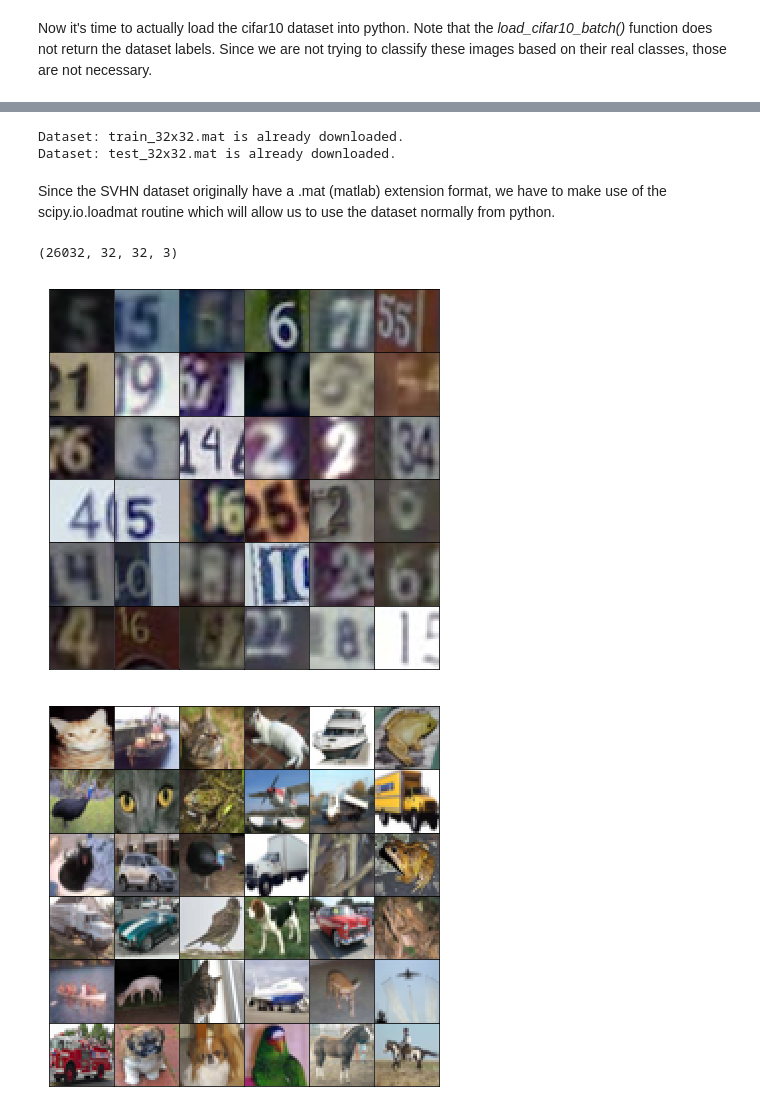
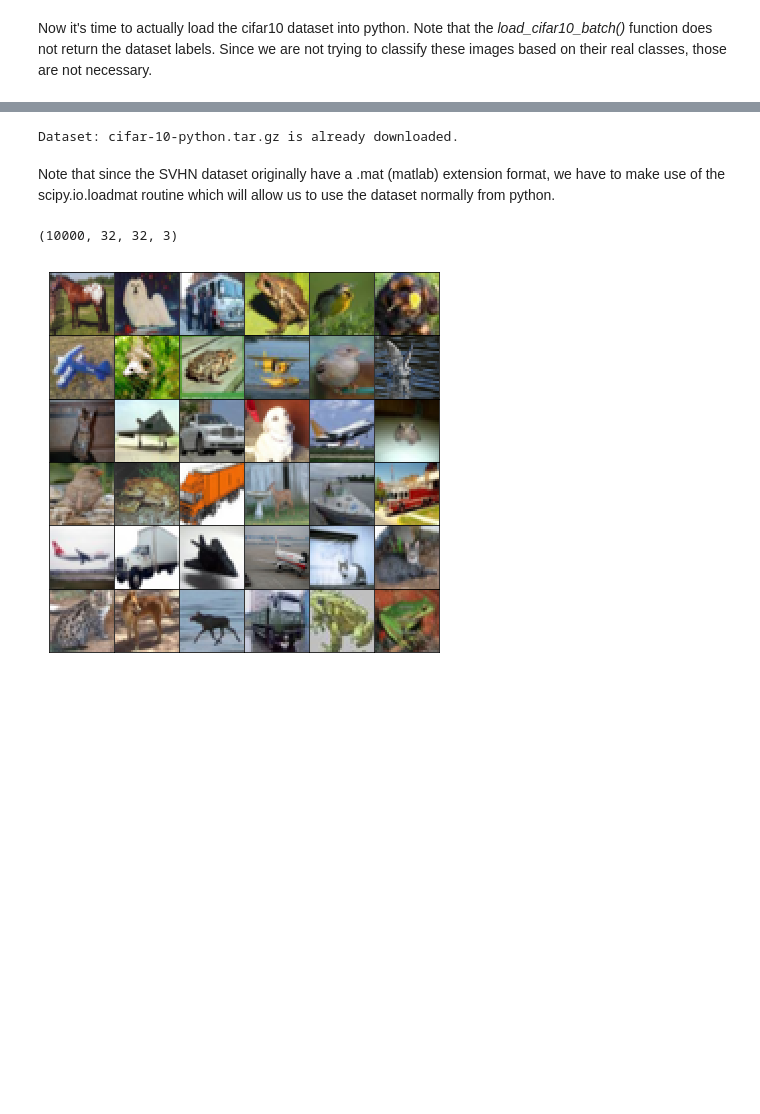
Before and after one commit to sthalles/blog-resources, a Jupyter notebook: dcgan/dcgan-blog-tutorial.ipynb, the cells around one changed output, grey strips where cells are left out. Drawn from its saved outputs; the diff is of its cells as text; code cells hidden in the pictures; blank space fills up the shorter version.

Commit message:
added dataset option

```diff
--- a/dcgan/dcgan-blog-tutorial.ipynb
+++ b/dcgan/dcgan-blog-tutorial.ipynb
@@ -11,0 +14,2 @@ import pickle
+# %%
+use_dataset = "cifar10" # change to svhn if you want
@@ -27,7 +33,7 @@ class DLProgress(tqdm):
 if not os.path.exists(data_dir):
     os.makedirs(data_dir)
 
-def download_and_extract_if_necessary(url, filename, should_extract=True):
+def download_and_extract_if_necessary(url, filename):
     """
     Download the given dataset by url and filename and extract it if necessary.
     """
@@ -40,7 +46,7 @@ def download_and_extract_if_necessary(url, filename, should_extract=True):
     else:
         print("Dataset: " + filename + " is already downloaded.")
 
-    if should_extract:
+    if use_dataset == "cifar10":
         with tarfile.open(data_dir + filename) as tar:
             tar.extractall(path=data_dir)
             tar.close()
@@ -77,14 +69,20 @@ The [Street View House Numbers](http://ufldl.stanford.edu/housenumbers/) SVHN is
 # %%
-svhn_dataset_training_url = 'http://ufldl.stanford.edu/housenumbers/train_32x32.mat'
-svhn_dataset_training_filename = 'train_32x32.mat'
+if use_dataset == "cifar10":
+    cifar10_dataset_url = 'https://www.cs.toronto.edu/~kriz/cifar-10-python.tar.gz'
+    cifar10_dataset_filename = 'cifar-10-python.tar.gz'
+    cifar10_dataset_folder_path = 'cifar-10-batches-py'
+    download_and_extract_if_necessary(cifar10_dataset_url, cifar10_dataset_filename)
 
-svhn_dataset_testing_url = 'http://ufldl.stanford.edu/housenumbers/test_32x32.mat'
-svhn_dataset_testing_filename = 'test_32x32.mat'
+elif use_dataset == "svhn":
+    svhn_dataset_training_url = 'http://ufldl.stanford.edu/housenumbers/train_32x32.mat'
+    svhn_dataset_training_filename = 'train_32x32.mat'
 
-download_and_extract_if_necessary(svhn_dataset_training_url, svhn_dataset_training_filename, should_extract=False)
-download_and_extract_if_necessary(svhn_dataset_testing_url, svhn_dataset_testing_filename, should_extract=False)
+    svhn_dataset_testing_url = 'http://ufldl.stanford.edu/housenumbers/test_32x32.mat'
+    svhn_dataset_testing_filename = 'test_32x32.mat'
+
+    download_and_extract_if_necessary(svhn_dataset_training_url, svhn_dataset_training_filename)
+    download_and_extract_if_necessary(svhn_dataset_testing_url, svhn_dataset_testing_filename)
 # %% [output]
-Dataset: train_32x32.mat is already downloaded.
-Dataset: test_32x32.mat is already downloaded.
+Dataset: cifar-10-python.tar.gz is already downloaded.
 # %% [markdown]
-Since the SVHN dataset originally have a .mat (matlab) extension format, we have to make use of the scipy.io.loadmat routine which will allow us to use the dataset normally from python.
+Note that since the SVHN dataset originally have a .mat (matlab) extension format, we have to make use of the scipy.io.loadmat routine which will allow us to use the dataset normally from python.
@@ -94,10 +89,18 @@ testset = loadmat(data_dir + svhn_dataset_testing_filename)
 # %%
-# transpose the SVHN dataset to comply with the CIFAR10 dataset shape
-trainset = trainset['X'].transpose(3, 0, 1, 2)
-testset = testset['X'].transpose(3, 0, 1, 2)
-print(testset.shape)
+training_set = None
+if use_dataset == "cifar10":
+    training_set = load_cifar10_batch(data_dir + cifar10_dataset_folder_path, 1)
+elif use_dataset == "svhn":
+    train_set = loadmat(data_dir + svhn_dataset_training_filename)
+    #testset = loadmat(data_dir + svhn_dataset_testing_filename)
+
+    # transpose the SVHN dataset to comply with the CIFAR10 dataset shape
+    training_set = train_set['X'].transpose(3, 0, 1, 2)
+    #testset = testset['X'].transpose(3, 0, 1, 2)
+
+print(training_set.shape)
 # %% [output]
-(26032, 32, 32, 3)
+(10000, 32, 32, 3)
 # %%
 def display_images(data):
     idx = np.random.randint(0, data.shape[0], size=36)
@@ -107,9 +110,7 @@ def display_images(data):
         ax.xaxis.set_visible(False)
         ax.yaxis.set_visible(False)
     plt.subplots_adjust(wspace=0, hspace=0)
-# %%
-display_images(testset)
-display_images(features)
-# %% [output]
-[figure, removed]
-[figure, removed]
+# %%
+display_images(training_set)
+# %% [output]
+[figure, added]
```
Also changed, not shown: parts of 6 cells of this notebook.
